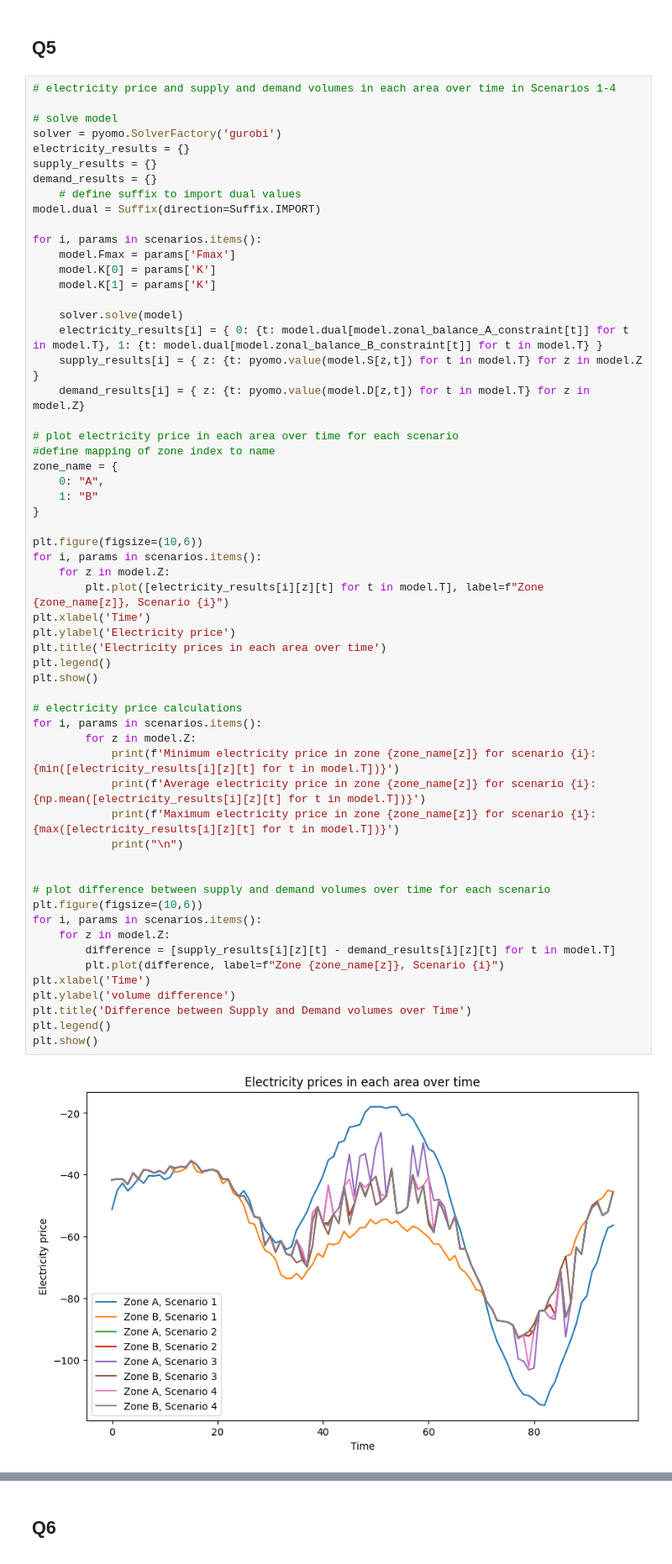
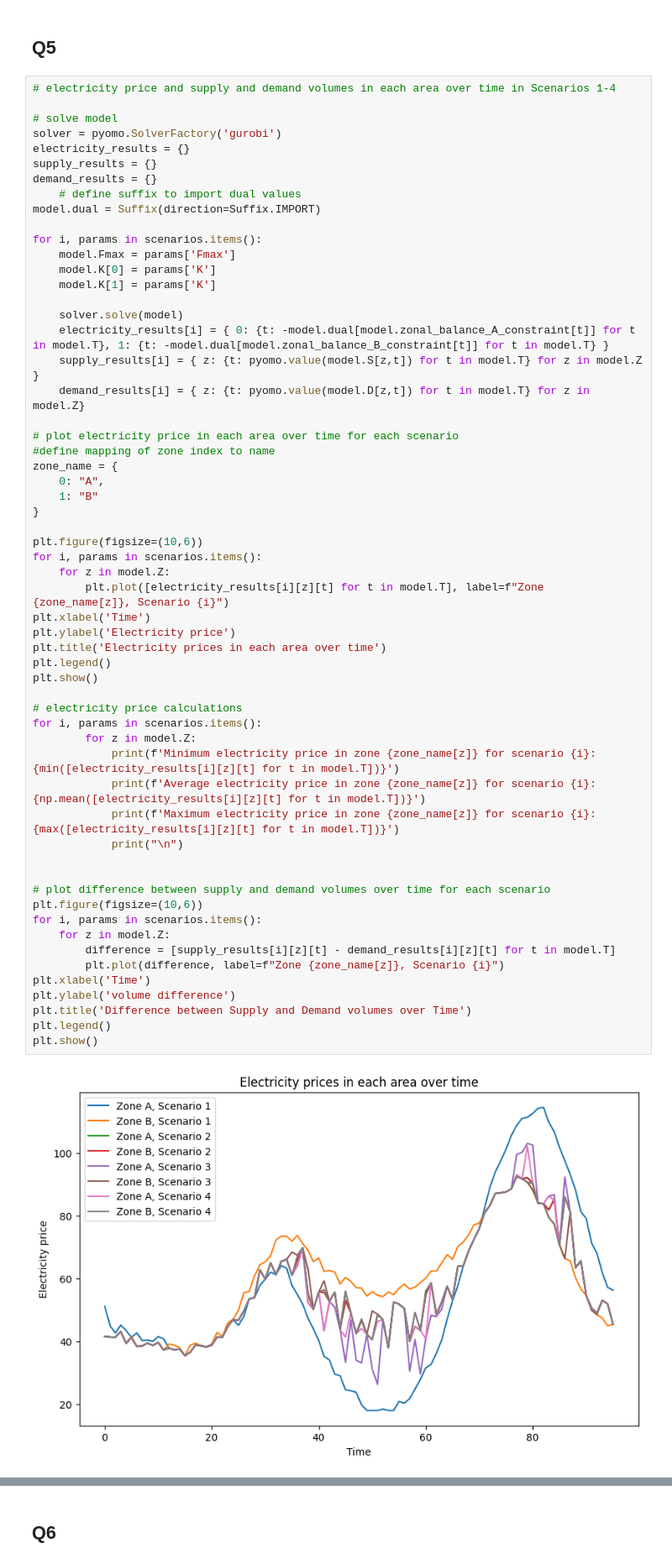
Before and after one commit to zeskeertwee/5XWA0_assignment2, a Jupyter notebook: main.ipynb, the cells around one changed output, grey strips where cells are left out. Shown at 84% size. Drawn from its saved outputs; the diff is of its cells as text.

Commit message:
Fixed Q5, zonal energy balance constraints caused negative duals so fixed by adding a minus sign

```diff
--- a/main.ipynb
+++ b/main.ipynb
@@ -283,7 +283,7 @@ for i, params in scenarios.items():
     model.K[1] = params['K']
 
     solver.solve(model)
-    electricity_results[i] = { 0: {t: model.dual[model.zonal_balance_A_constraint[t]] for t in model.T}, 1: {t: model.dual[model.zonal_balance_B_constraint[t]] for t in model.T} }
+    electricity_results[i] = { 0: {t: -model.dual[model.zonal_balance_A_constraint[t]] for t in model.T}, 1: {t: -model.dual[model.zonal_balance_B_constraint[t]] for t in model.T} }
     supply_results[i] = { z: {t: pyomo.value(model.S[z,t]) for t in model.T} for z in model.Z }
     demand_results[i] = { z: {t: pyomo.value(model.D[z,t]) for t in model.T} for z in model.Z}
 
@@ -298,31 +298,31 @@ plt.figure(figsize=(10,6))
 for i, params in scenarios.items():
     for z in model.Z:
         plt.plot([electricity_results[i][z][t] for t in model.T], label=f"Zone {zone_name[z]}, Scenario {i}")
 plt.xlabel('Time')
 plt.ylabel('Electricity price')
 plt.title('Electricity prices in each area over time')
 plt.legend()
 plt.show()
 
 # electricity price calculations
 for i, params in scenarios.items():
         for z in model.Z:
             print(f'Minimum electricity price in zone {zone_name[z]} for scenario {i}: {min([electricity_results[i][z][t] for t in model.T])}')
             print(f'Average electricity price in zone {zone_name[z]} for scenario {i}: {np.mean([electricity_results[i][z][t] for t in model.T])}')
             print(f'Maximum electricity price in zone {zone_name[z]} for scenario {i}: {max([electricity_results[i][z][t] for t in model.T])}')
             print("\n")
 
 
 # plot difference between supply and demand volumes over time for each scenario
 plt.figure(figsize=(10,6))
 for i, params in scenarios.items():
     for z in model.Z:
         difference = [supply_results[i][z][t] - demand_results[i][z][t] for t in model.T]
         plt.plot(difference, label=f"Zone {zone_name[z]}, Scenario {i}")
 plt.xlabel('Time')
 plt.ylabel('volume difference')
 plt.title('Difference between Supply and Demand volumes over Time')
 plt.legend()
 plt.show()
 # %% [output]
-[figure, old version]
+[figure, new version]
```
Also changed, not shown: parts of 1 cell of this notebook.
